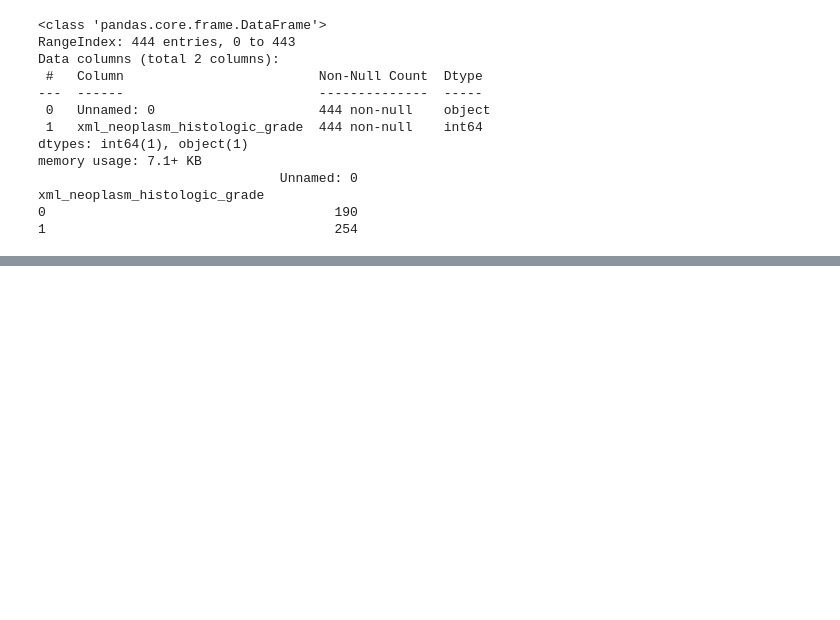
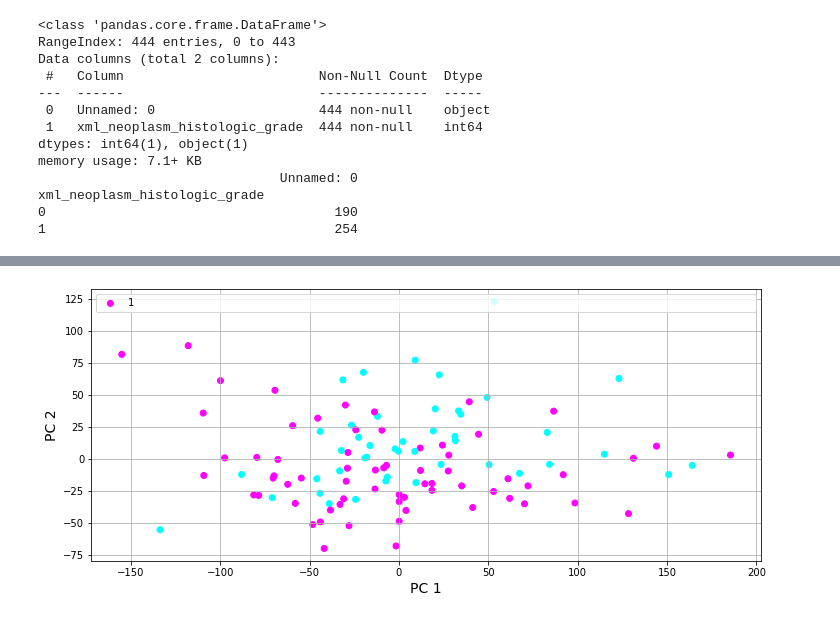
Before and after one commit to gkant06/ML-for-Science_Linear-models, a Jupyter notebook: Linear Models_Homework 3_Gautami Kant.ipynb, the cells around one changed output, grey strips where cells are left out. Saved outputs shown, nothing was run; the diff lists cells and outputs as text; code cells hidden in the pictures; blank space fills up the shorter version.

```diff
--- a/Linear Models_Homework 3_Gautami Kant.ipynb
+++ b/Linear Models_Homework 3_Gautami Kant.ipynb
@@ -186,21 +200,0 @@ X_test_with_prediction_output.to_csv(r'C:\Users\kantg\OneDrive\Desktop\CMU\ML fo
-# %%
-# Linear SVM
-
-lin_svm = LinearSVC(random_state=0)
-lin_svm.fit(X_train_1, y_train_1)
-
-#Predicting the test set results
-y_test = lin_svm.predict(X_test_1)
-plot_1 = plt.hist(y_test, bins = 10)
-
-
-# Setting the threshold to decide 0/1 classifier
-y_test = np.where(y_test < 0.5, 0 ,1)
-plot_2 = plt.hist(y_test)
-
-#Output to a csv file
-X_test_with_prediction = X_test
-X_test_with_prediction['xml_neoplasm_histologic_grade'] = y_test
-X_test_with_prediction_output =  X_test_with_prediction.iloc[:, [0, -1]]
-X_test_with_prediction_output = X_test_with_prediction_output.rename(columns={'Unnamed: 0' : 'ID'})
-X_test_with_prediction_output.to_csv(r'C:\Users\kantg\OneDrive\Desktop\CMU\ML for Science\HW 3\Output\X_test_with_prediction_output.csv',index=None, header=True)
@@ -275,0 +280,21 @@ ValueError: could not convert string to float: 'B43F52DD-D081-4B9D-9E5B-F76FCCDB
+# %%
+## Also trying it on the test data set (~89 Accuracy)
+
+X_test_with_prediction_output
+
+pca = PCA(n_components = 2)
+
+pca_function = pca.fit_transform(X_test_1)
+pca_df = pd.DataFrame(data = pca_function, columns = ['PC 1', 'PC 2'])
+
+target = y_test
+fig = plt.figure(figsize = (12,5))
+axis = fig.add_subplot(1,1,1)
+axis.set_xlabel('PC 1', fontsize = 14)
+axis.set_ylabel('PC 2', fontsize = 14)
+axis.scatter(pca_df['PC 1'], pca_df['PC 2'], c=list(target) ,cmap='cool')
+plt.grid()
+plt.legend(list(target), loc = 0, mode = 'expand', ncol=2)
+plt.show()
+# %% [output]
+[figure, added]
```
Also changed, not shown: parts of 19 cells of this notebook.
